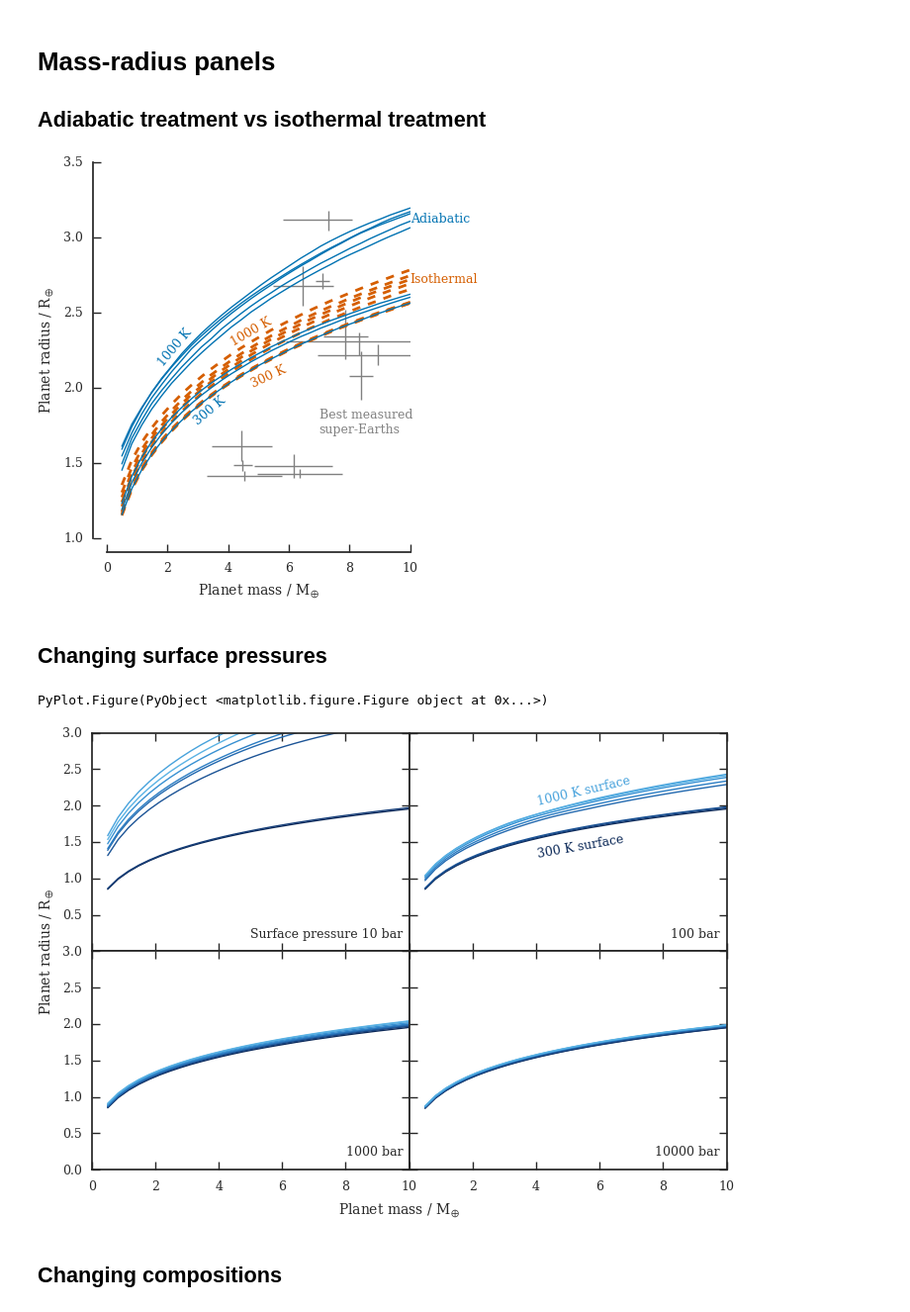
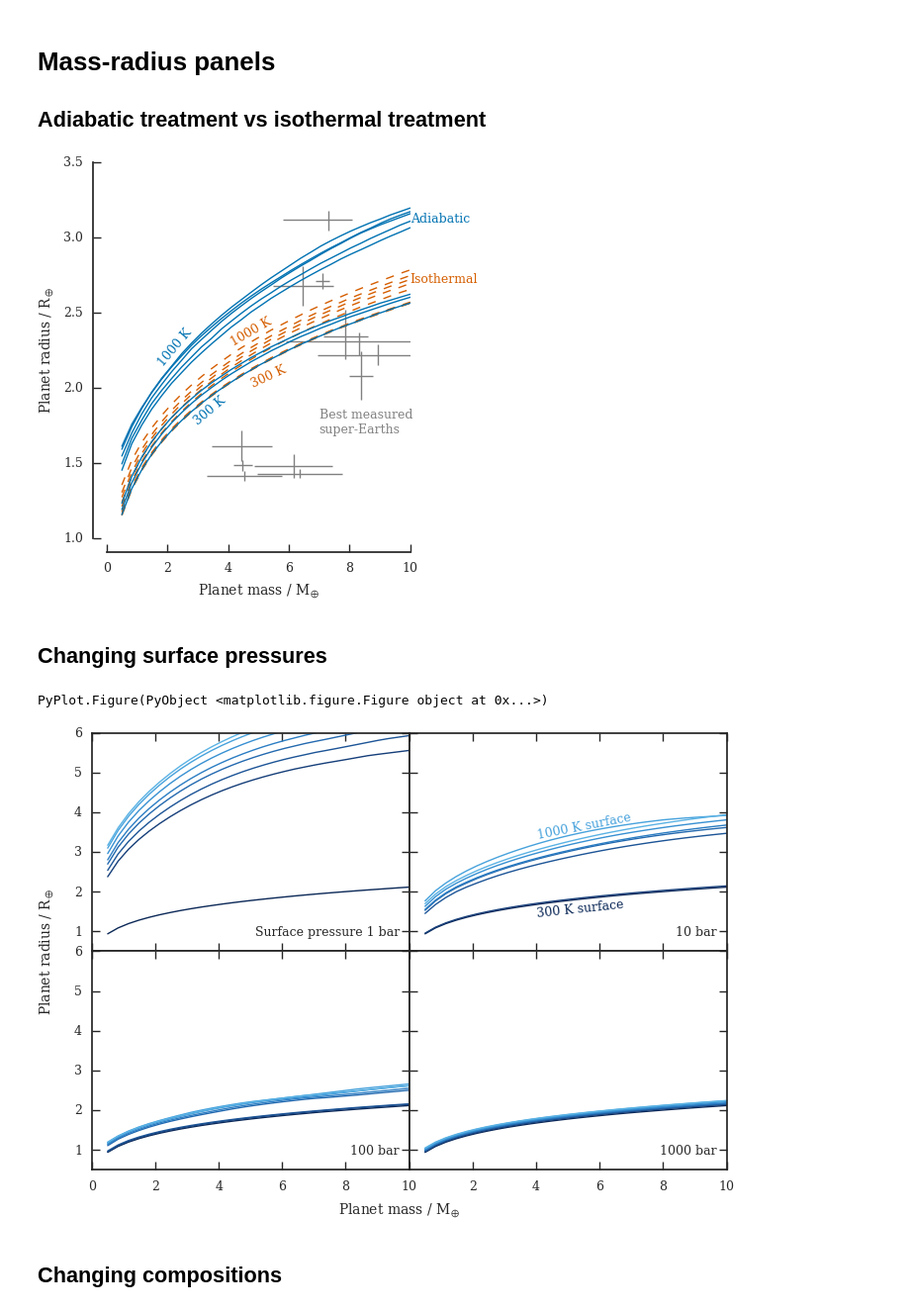
Before and after one commit to swt30/waterworlds-paper, a Jupyter notebook: plots.ipynb, the cells around one changed output. Shown at 99% size. Saved outputs shown, nothing was run; the diff lists cells and outputs as text; code cells hidden in the pictures.

```diff
--- a/plots.ipynb
+++ b/plots.ipynb
@@ -588,7 +588,7 @@ makefig("isothermsadiabats"; tall=true) do
     plotadiabat(T) = plot(adb[:mass], adb[symbol("x$T")],
         linewidth=1, linestyle="-", color=palette(1))
     plotisotherm(T) = plot(iso[:mass], iso[symbol("x$T")],
-        linewidth=2, linestyle="--", color=palette(3))
+        linewidth=1, linestyle="--", color=palette(3))
 
     errorbar(mass, radius, fmt=",", xerr=xerrs, yerr=yerrs,
         color=:gray, linewidth=1, capsize=0)
@@ -625,13 +625,13 @@ makefig("isothermsadiabats"; tall=true) do
     annotate("Best measured\nsuper-Earths"; xy=(7, 1.7), color=:gray, anns...)
 end
 # %% [output]
-[figure, old version]
+[figure, new version]
 # %% [markdown]
 ## Changing surface pressures
 # %%
 makefig("pressures", big=true) do
     # Plot parameter ranges
-    log10Ps = 6:9
+    log10Ps = 5:8
     Ts = 300:100:1000
 
     # Load in data
@@ -658,38 +658,38 @@ makefig("pressures", big=true) do
     end
     for (ax, log10P) in zip(axes, log10Ps)
         sca(ax)
         for (T, c) in zip(Ts, cmap)
             plotmr(log10P, T, c)
         end
-        ylim(0, 3)
+        ylim(0.5, 6)
     end
 
     # Labels
     fullxlabel(fig, L"Planet mass / M$_⊕$")
     fullylabel(fig, L"Planet radius / R$_⊕$")
     for nplot = (1, 4)
         removezeroticks!(axes[nplot])
     end
 
     # annotations
     # temperature scale
     anns = Dict(:fontsize=>fontsize-1)
     sca(axes[2])
-    annotate("300 K surface", xy=(4, 1.5), color=cmap[1], rotation=10; anns...)
-    annotate("1000 K surface", xy=(4, 2.3), color=cmap[end-1], rotation=13; anns...)
+    annotate("300 K surface", xy=(4, 1.6), color=cmap[1], rotation=6; anns...)
+    annotate("1000 K surface", xy=(4, 3.8), color=cmap[end-1], rotation=11; anns...)
 
     # surface pressures
     for (plotnum, log10P) in enumerate(log10Ps)
         log10bar = log10P - 5
         bar = 10 .^ log10bar
         sca(axes[plotnum])
         text = (plotnum == 1 ? "Surface pressure $bar bar" : "$bar bar")
-        annotate(text, xy=(9.8, 0.2), horizontalalignment=:right; anns...)
+        annotate(text, xy=(9.7, 0.9), horizontalalignment=:right; anns...)
     end
 end
 # %% [output]
 PyPlot.Figure(PyObject <matplotlib.figure.Figure object at 0x...>)
-[figure, old version]
+[figure, new version]
 # %% [markdown]
 ## Changing compositions
 # %%
```
Also changed, not shown: parts of 1 cell of this notebook, 11 other files.
